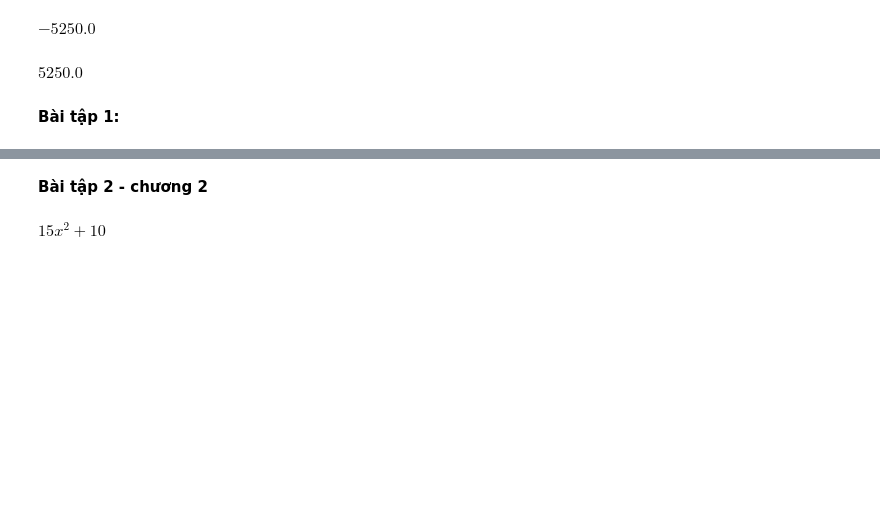
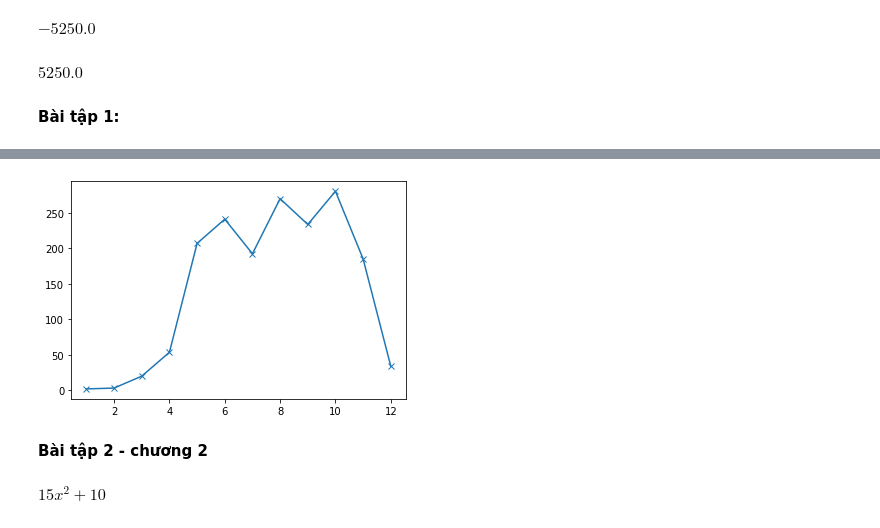
Before and after one commit to tranthehien091003/ThuchanhToanCC, a Jupyter notebook: Chương_2.ipynb, the cells around one changed output, grey strips where cells are left out. Saved outputs shown, nothing was run; the diff lists cells and outputs as text; code cells hidden in the pictures; blank space fills up the shorter version.

```diff
--- a/Chương_2.ipynb
+++ b/Chương_2.ipynb
@@ -178,3 +187,11 @@ $\displaystyle 5250.0$
+# %%
+#đồ thị ngày mưa
+hcm_rain = [2, 3.2, 20, 53.6, 206.9, 241, 192.3, 269.8, 233.5, 280.3, 185, 34]
+months = range(1, 13)
+plot(months, hcm_rain, marker = 'x')
+show()
+# %% [output]
+[figure, added]
 # %% [markdown]
 **Bài tập 2 - chương 2**
 # %%
```
Also changed, not shown: parts of 1 cell of this notebook.
